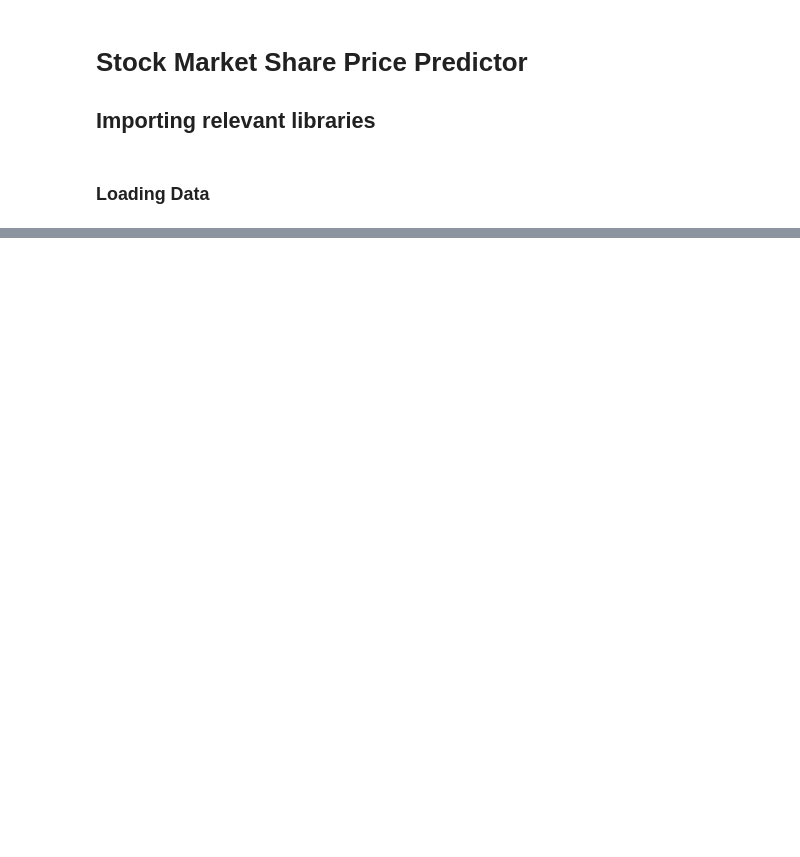
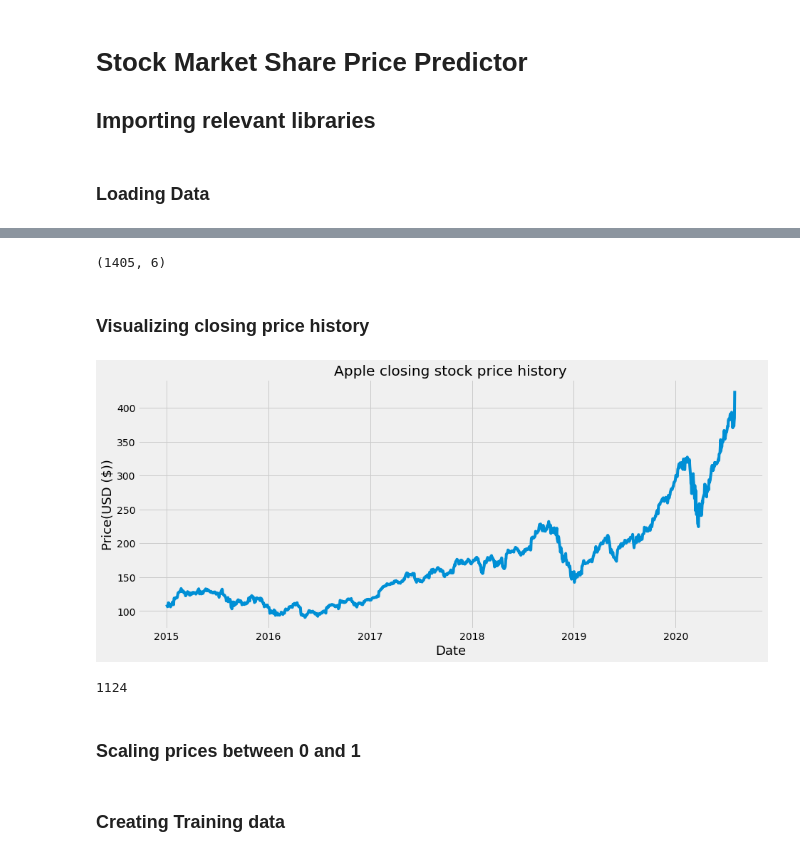
Before and after one commit to TebogoNkomondo/StockM, a Jupyter notebook: StockM.ipynb, the cells around one changed output, grey strips where cells are left out. Cells and saved outputs as stored; diff of their text form; code cells hidden in the pictures; blank space fills up the shorter version.

```diff
--- a/StockM.ipynb
+++ b/StockM.ipynb
@@ -89,0 +277,10 @@ def load_data(ticker, n_steps=50, scale=True, shuffle=True, lookup_step=1,
+# %%
+import math
+import pandas as pd
+import pandas_datareader as web
+import numpy as np
+from sklearn.preprocessing import MinMaxScaler
+from tensorflow.keras.models import Sequential
+from tensorflow.keras.layers import Dense, LSTM
+import matplotlib.pyplot as plt
+plt.style.use('fivethirtyeight')
@@ -89,0 +289,5 @@ def load_data(ticker, n_steps=50, scale=True, shuffle=True, lookup_step=1,
+# %%
+# data from 1 Jan 2015 to 01 Aug 2020
+df = web.DataReader('AAPL', data_source='yahoo', start = '2015-01-01',end='2020-08-01')
+# exploring data
+df.head()
@@ -89,0 +302,28 @@ def load_data(ticker, n_steps=50, scale=True, shuffle=True, lookup_step=1,
+# %%
+df.shape
+# %% [output]
+(1405, 6)
+# %% [markdown]
+### Visualizing closing price history
+# %%
+plt.figure(figsize=(14,6))
+plt.title('Apple closing stock price history')
+plt.plot(df['Close'])
+plt.xlabel('Date', fontsize=18)
+plt.ylabel('Price(USD ($))', fontsize=18)
+plt.show()
+# %% [output]
+[figure, added]
+# %%
+# select closing price only
+data = df.filter(['Close'])
+# convert to numpy
+dataset = data.values
+# compute number of rows to train model on.
+training_data_len = math.ceil(len(dataset)*0.8)
+
+training_data_len
+# %% [output]
+1124
+# %% [markdown]
+### Scaling prices between 0 and 1
@@ -89,0 +333,2 @@ def load_data(ticker, n_steps=50, scale=True, shuffle=True, lookup_step=1,
+# %% [markdown]
+### Creating Training data
```
Also changed, not shown: parts of 23 cells of this notebook, 16 other files.
